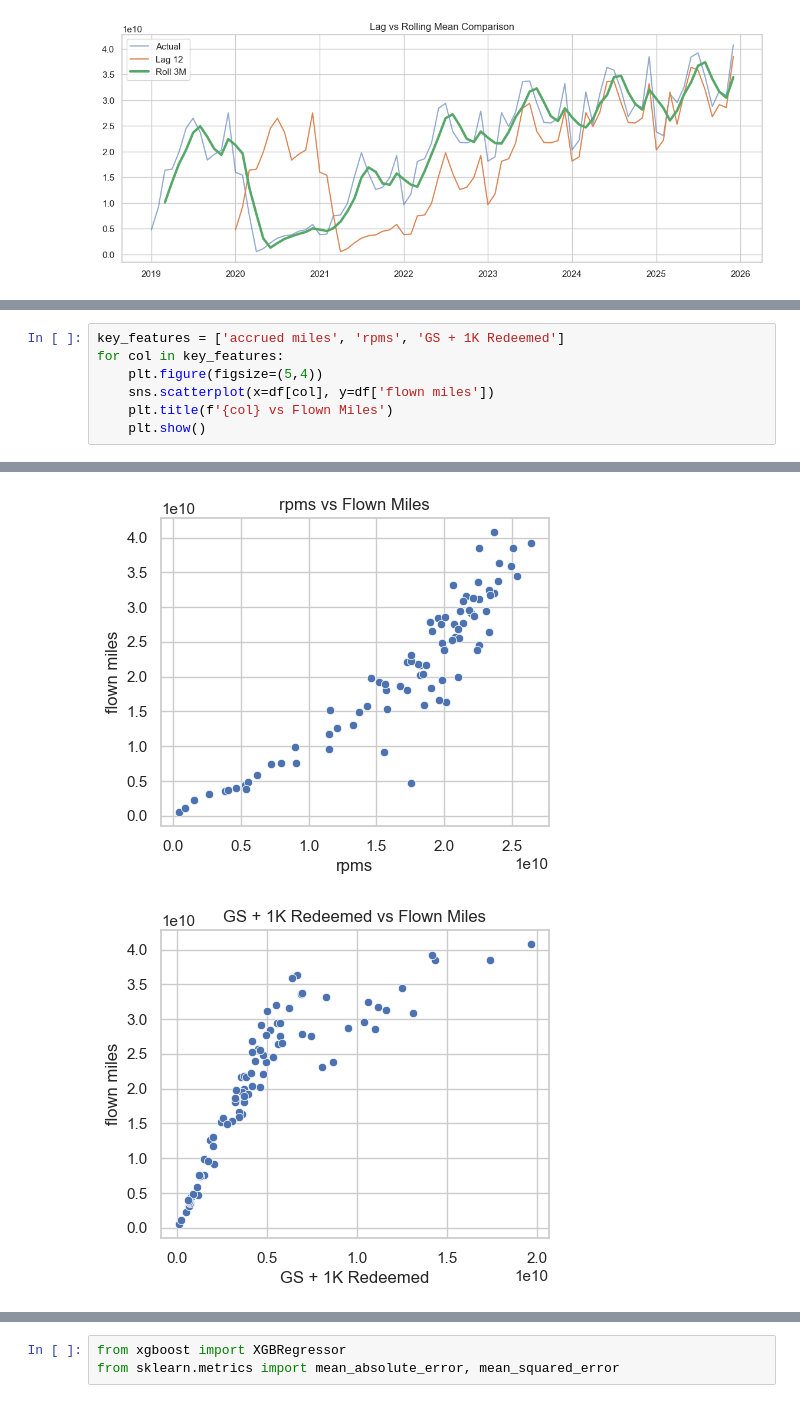
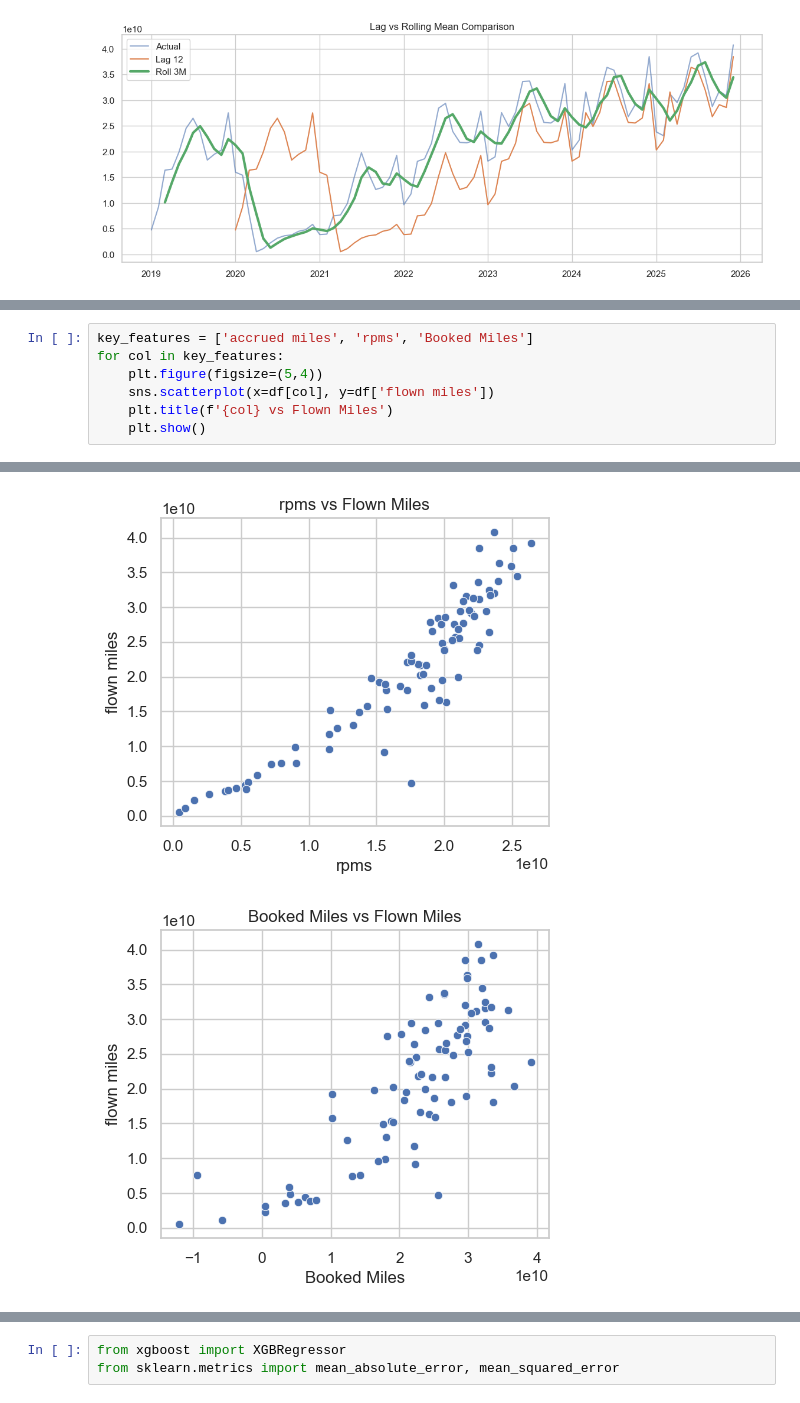
Before and after one commit to kkhushi03/Miles_Forecasting, a Jupyter notebook: Miles_Forecast_XGB/01_Miles_forecasting.ipynb, the cells around one changed output, grey strips where cells are left out. Cells and saved outputs as stored; diff of their text form.

```diff
--- a/Miles_Forecast_XGB/01_Miles_forecasting.ipynb
+++ b/Miles_Forecast_XGB/01_Miles_forecasting.ipynb
@@ -210,14 +196,14 @@ df.head()
 # %%
-key_features = ['accrued miles', 'rpms', 'GS + 1K Redeemed']
+key_features = ['accrued miles', 'rpms', 'Booked Miles']
 for col in key_features:
     plt.figure(figsize=(5,4))
     sns.scatterplot(x=df[col], y=df['flown miles'])
     plt.title(f'{col} vs Flown Miles')
     plt.show()
 # %% [output]
 [figure]
 [figure]
-[figure, old version]
+[figure, new version]
 # %%
 # Distribution of key features to check for skewness and outliers
 current_numeric_cols = df.select_dtypes(include=np.number).columns
```
Also changed, not shown: parts of 18 cells of this notebook.
